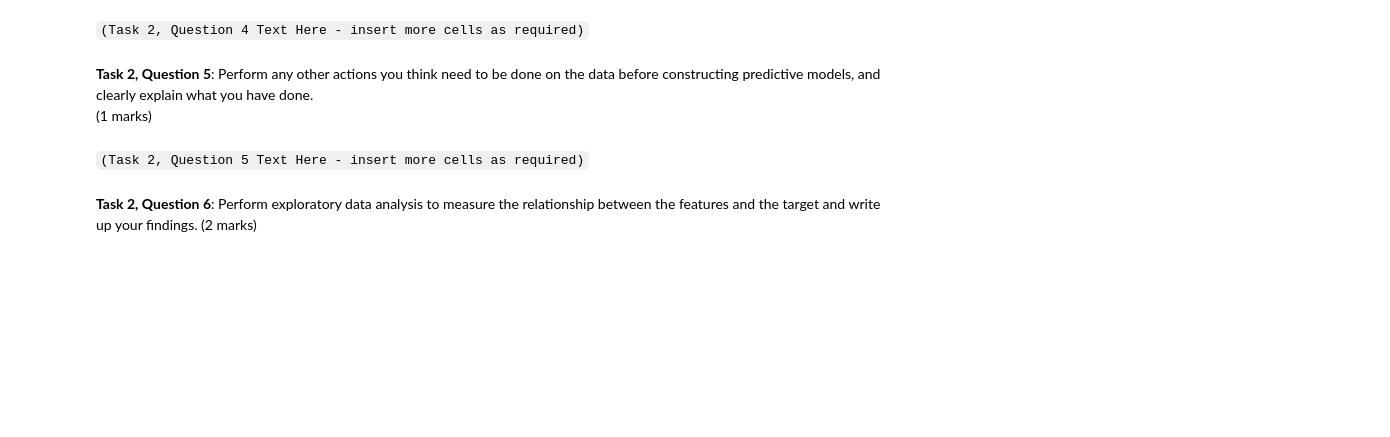
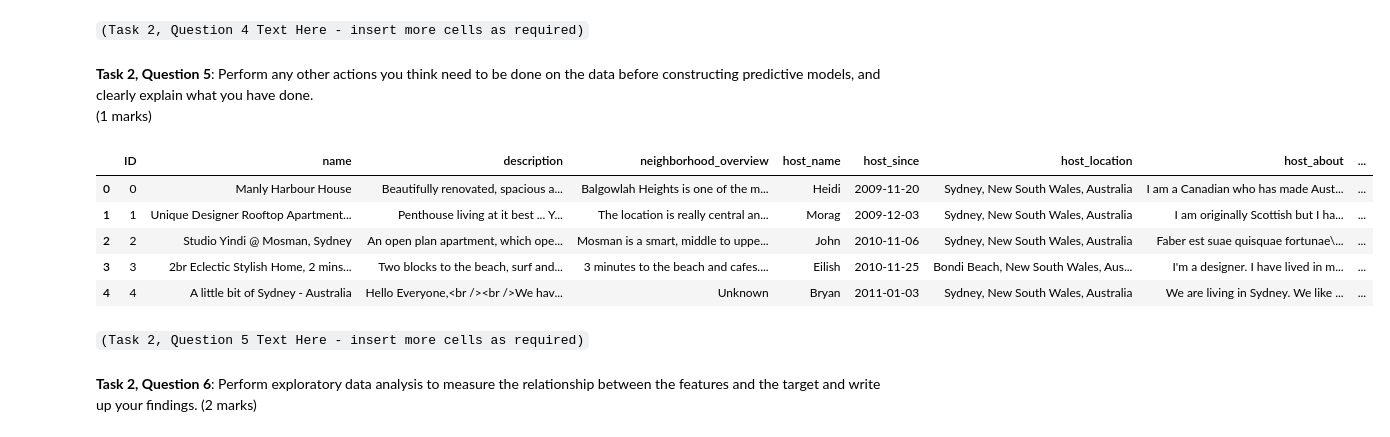
Before and after one commit to AnhDungTu/AnhDungTu_AirbnbPricePrediction, a Jupyter notebook: S1_2022_BUSA3020.ipynb, the cells around one changed output. Saved outputs shown, nothing was run; the diff lists cells and outputs as text; code cells hidden in the pictures; blank space fills up the shorter version.

```diff
--- a/S1_2022_BUSA3020.ipynb
+++ b/S1_2022_BUSA3020.ipynb
@@ -354,0 +331,19 @@ Name: bathrooms, dtype: int64
+# %%
+sharedBath = ['Shared half-bath','Private half-bath','Half-bath','6 shared baths', '5.5 shared baths', '4.5 shared baths','4 shared baths', '3.5 shared baths', '3 shared baths', '2.5 shared baths','2 shared baths','1.5 shared baths','1 shared bath','7 shared baths']
+oneBath = ['1 bath','1 private bath', '1.5 baths']
+twoBath = ['2 baths', '2.5 baths']
+threeBath = ['3 baths','3.5 baths']
+manyBath = ['4 baths','4.5 baths','5 baths',  '5.5 baths','6 baths','6.5 baths', '11 baths', '19 baths']
+for i in range(len(df)):
+    if df['bathrooms'].loc[i] in sharedBath:
+        df['bathrooms'].loc[i]= 'Shared bathrooms'
+    if df['bathrooms'].loc[i] in oneBath:
+        df['bathrooms'].loc[i]= 'One bathroom'
+    if df['bathrooms'].loc[i] in twoBath:
+        df['bathrooms'].loc[i]= 'Two bathrooms'
+    if df['bathrooms'].loc[i] in threeBath:
+        df['bathrooms'].loc[i]= 'Three bathrooms'
+    if df['bathrooms'].loc[i] in manyBath:
+        df['bathrooms'].loc[i]= 'Many bathrooms'
+    if df['bathrooms'].loc[i] not in ['Shared bathrooms','One bathroom','Two bathrooms','Three bathrooms','Many bathrooms']:
+        df['bathrooms'].loc[i]= 'Other'
@@ -395,0 +380,30 @@ df['property_type_encoded']= df['property_type'].map(type_map)
+# %%
+## Mapping the categorical value to numerical
+type_map = {'Other':6, 'Entire townhouse':5, 'Entire rental unit':4, 'Entire room':3, 'Private room':2, 'Shared room': 1}
+df['property_type_encoded']= df['property_type'].map(type_map)
+
+bath_map = {'Shared bathrooms':0, 'One bathroom':1,'Two bathrooms':2,'Three bathrooms':3, 'Many bathrooms':4, 'Other':5 }
+df['bathrooms']= df['bathrooms'].map(bath_map)
+
+room_map = {'Shared room':1, 'Private room': 2, 'Hotel room':3, 'Entire home/apt':4}
+df['room_type']= df['room_type'].map(room_map)
+
+repTimeMap = {'within an hour':1, 'within a few hours':2, 'within a day':3, 'a few days or more':4 }
+df['host_response_time']= df['host_response_time'].map(repTimeMap)
+# %%
+## Encoding True/False values to 1/0
+truefalse_map = {'t':1, 'f':0}
+df['host_is_superhost'] = df['host_is_superhost'].map(truefalse_map)
+df['host_has_profile_pic'] = df['host_has_profile_pic'].map(truefalse_map)
+df['host_identity_verified'] = df['host_identity_verified'].map(truefalse_map)
+df['has_availability'] = df['has_availability'].map(truefalse_map)
+df['instant_bookable'] = df['instant_bookable'].map(truefalse_map)
+# %%
+df.head()
+# %% [output]
+|  | ID | name | description | neighborhood_overview | host_name | host_since | host_location | host_about | ... |
+| 0 | 0 | Manly Harbour House | Beautifully renovated, spacious a... | Balgowlah Heights is one of the m... | Heidi | 2009-11-20 | Sydney, New South Wales, Australia | I am a Canadian who has made Aust... | ... |
+| 1 | 1 | Unique Designer Rooftop Apartment... | Penthouse living at it best ... Y... | The location is really central an... | Morag | 2009-12-03 | Sydney, New South Wales, Australia | I am originally Scottish but I ha... | ... |
+| 2 | 2 | Studio Yindi @ Mosman, Sydney | An open plan apartment, which ope... | Mosman is a smart, middle to uppe... | John | 2010-11-06 | Sydney, New South Wales, Australia | Faber est suae quisquae fortunae\... | ... |
+| 3 | 3 | 2br Eclectic Stylish Home, 2 mins... | Two blocks to the beach, surf and... | 3 minutes to the beach and cafes.... | Eilish | 2010-11-25 | Bondi Beach, New South Wales, Aus... | I'm a designer. I have lived in m... | ... |
+| 4 | 4 | A little bit of Sydney - Australia | Hello Everyone,<br /><br />We hav... | Unknown | Bryan | 2011-01-03 | Sydney, New South Wales, Australia | We are living in Sydney. We like ... | ... |
```
Also changed, not shown: parts of 17 cells of this notebook.
